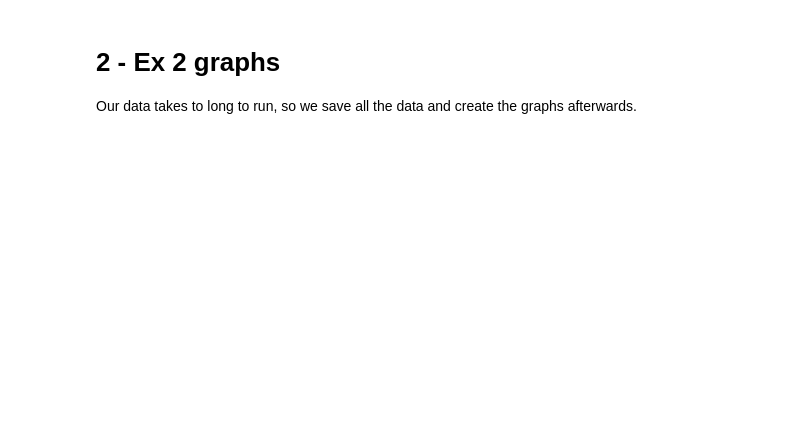
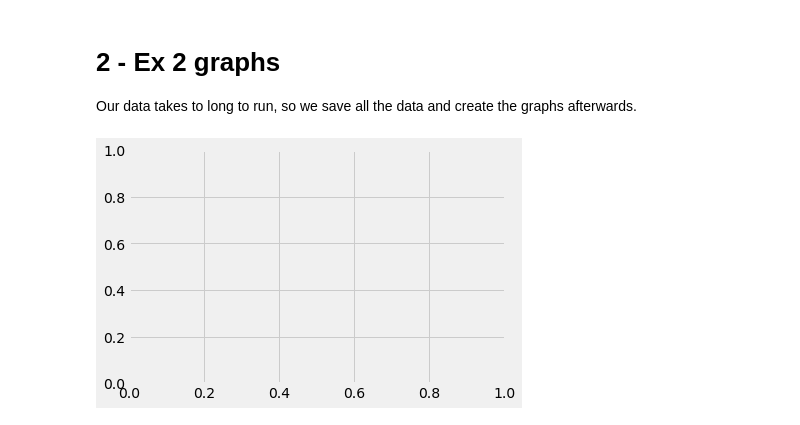
Before and after one commit to BDFteam/AcademicSkills2021, a Jupyter notebook: ex2graphs.ipynb, the cells around one changed output. Cells and saved outputs as stored; diff of their text form; code cells hidden in the pictures; blank space fills up the shorter version.

```diff
--- a/ex2graphs.ipynb
+++ b/ex2graphs.ipynb
@@ -8,0 +4,17 @@ data = np.load("/Users/micha/Documents/GitHub/AcedemicSkills2021/r-norm-210622-1
+# %%
+import numpy as np
+import matplotlib.pyplot as plt
+
+plt.grid(True)
+plt.style.use('fivethirtyeight')
+
+data = np.load("/Users/micha/Documents/GitHub/AcedemicSkills2021/r-norm-210624-191625.npy")
+data_log = np.load("/Users/micha/Documents/GitHub/AcedemicSkills2021/r-lognorm-210624-224151.npy")
+
+target_surface = [0.01, 0.05, 0.1, 0.3, 0.5, 0.7, 0.9, 0.95, 0.99]
+locations = [50, 100, 200, 500]
+scales = [1, 5, 10, 20]
+mus = [4, 5, 6, 7, 8]
+sigmas = [0.2, 0.5, 0.8, 1]
+# %% [output]
+[figure, added]
```
Also changed, not shown: parts of 7 cells of this notebook, 16 other files.
